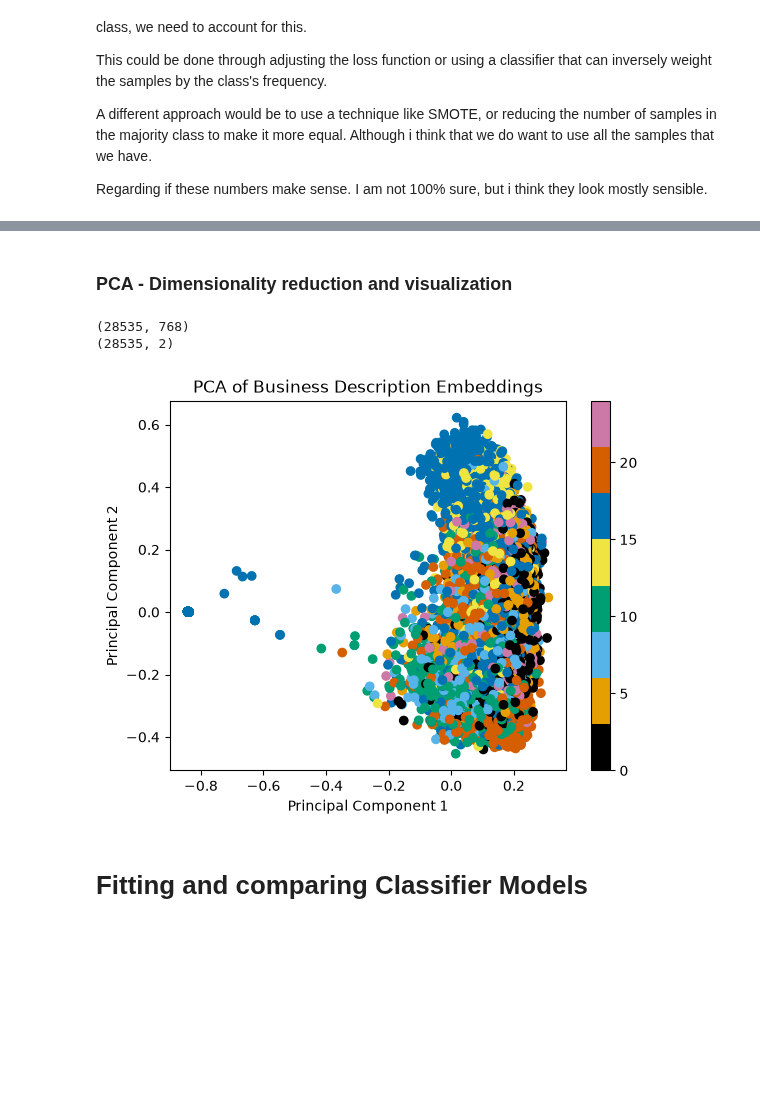
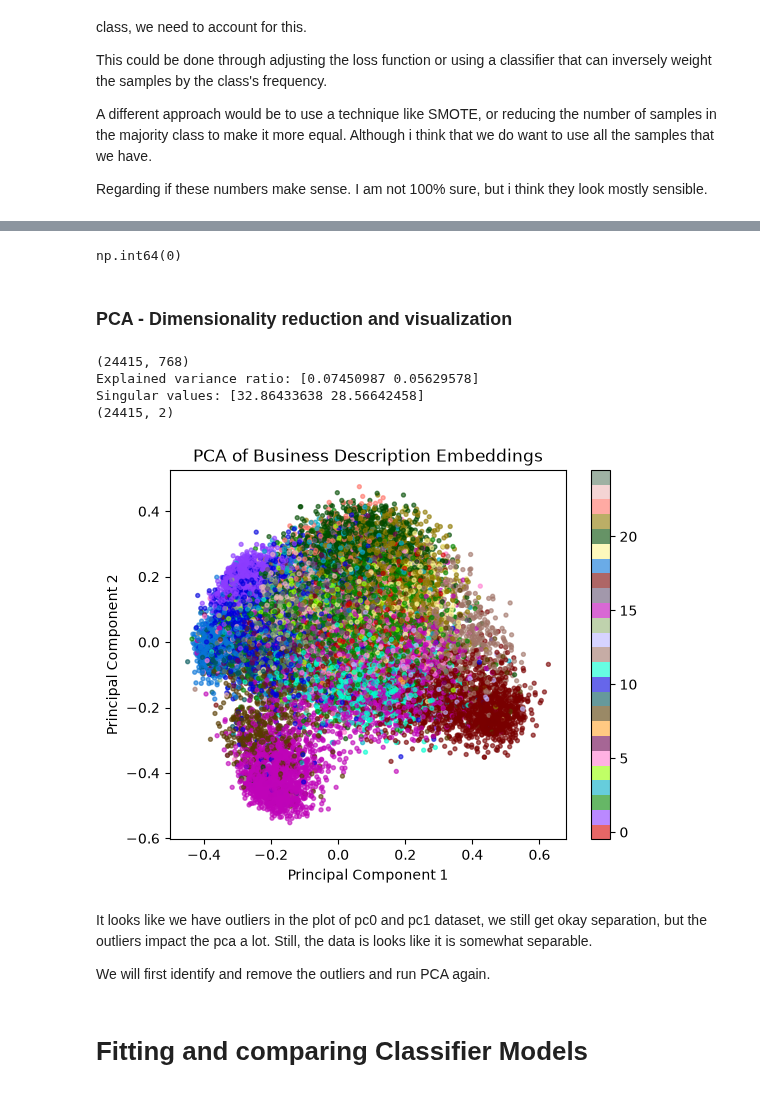
Before and after one commit to aobermuhlner/prov_repo_practica_1_DS, a Jupyter notebook: notebooks/notebooks_daniel/01_industry_classification.ipynb, the cells around one changed output, grey strips where cells are left out. Cells and saved outputs as stored; diff of their text form; code cells hidden in the pictures; blank space fills up the shorter version.

Commit message:
First few classification models, but they are overfitting a lot. also need to combine with adrians pca stuff

```diff
--- a/notebooks/notebooks_daniel/01_industry_classification.ipynb
+++ b/notebooks/notebooks_daniel/01_industry_classification.ipynb
@@ -17,5 +21,7 @@ import matplotlib.pyplot as plt
 # Loading Data
 # %%
 df = pd.read_pickle("../../../data/df_train.pkl")
-
+print(df.shape)
+df = df.drop_duplicates(subset="business_description_embedding")
+print(df.shape)
 df_train, df_val = train_test_split(df, test_size= 0.1, random_state=42)
@@ -28,7 +37,7 @@ df_train.head(2)
 # %%
 # Split the business description embedding string into its components
-X_train = df_train.business_description_embedding.apply(ast.literal_eval).tolist()
-X_train = np.array(X_train)
+X_train = df_train.business_description_embedding.apply(ast.literal_eval)
+X_train = np.array(X_train.tolist())
 
 X_val = df_val.business_description_embedding.apply(ast.literal_eval).tolist()
 X_val = np.array(X_val)
@@ -116,18 +138,45 @@ Regarding if these numbers make sense. I am not 100% sure, but i think they look
+# %%
+df_train.business_description_embedding.duplicated().sum()
+# %% [output]
+np.int64(0)
 # %% [markdown]
 ### PCA - Dimensionality reduction and visualization
 # %%
 # Performa a PCA and plot the projected data. Color the scatter plot based on the classes
 # Analyse what you see
 print(X_train.shape)
-pca = PCA(n_components=2).fit_transform(X_train)
+pca_decomp = PCA(n_components=2).fit(X_train)
+print(f"Explained variance ratio: {pca_decomp.explained_variance_ratio_}")
+print(f"Singular values: {pca_decomp.singular_values_}")
+
+
+pca = pca_decomp.transform(X_train)
 print(pca.shape)
-plt.scatter(pca[:, 0], pca[:, 1], c=y_train, cmap="okabe_ito")
+n_industries = len(np.unique(y_train))
+industry_cmap = ListedColormap(cc.glasbey[:n_industries])
+plt.scatter(
+    pca[:, 0],
+    pca[:, 1],
+    c=y_train,
+    cmap=industry_cmap,
+    vmin=-0.5,
+    vmax=n_industries - 0.5,
+    s=8,
+    alpha=0.6,
+)
 plt.title("PCA of Business Description Embeddings")
 plt.xlabel("Principal Component 1")
 plt.ylabel("Principal Component 2")
 plt.colorbar()
 plt.show()
 # %% [output]
-(28535, 768)
-(28535, 2)
+(24415, 768)
+Explained variance ratio: [0.07450987 0.05629578]
+Singular values: [32.86433638 28.56642458]
+(24415, 2)
-[figure, old version]
+[figure, new version]
+# %% [markdown]
+It looks like we have outliers in the plot of pc0 and pc1 dataset, we still get okay separation, but the outliers impact the pca a lot.
+Still, the data is looks like it is somewhat separable.
+
+We will first identify and remove the outliers and run PCA again.
```
Also changed, not shown: parts of 18 cells of this notebook, 3 other files.
